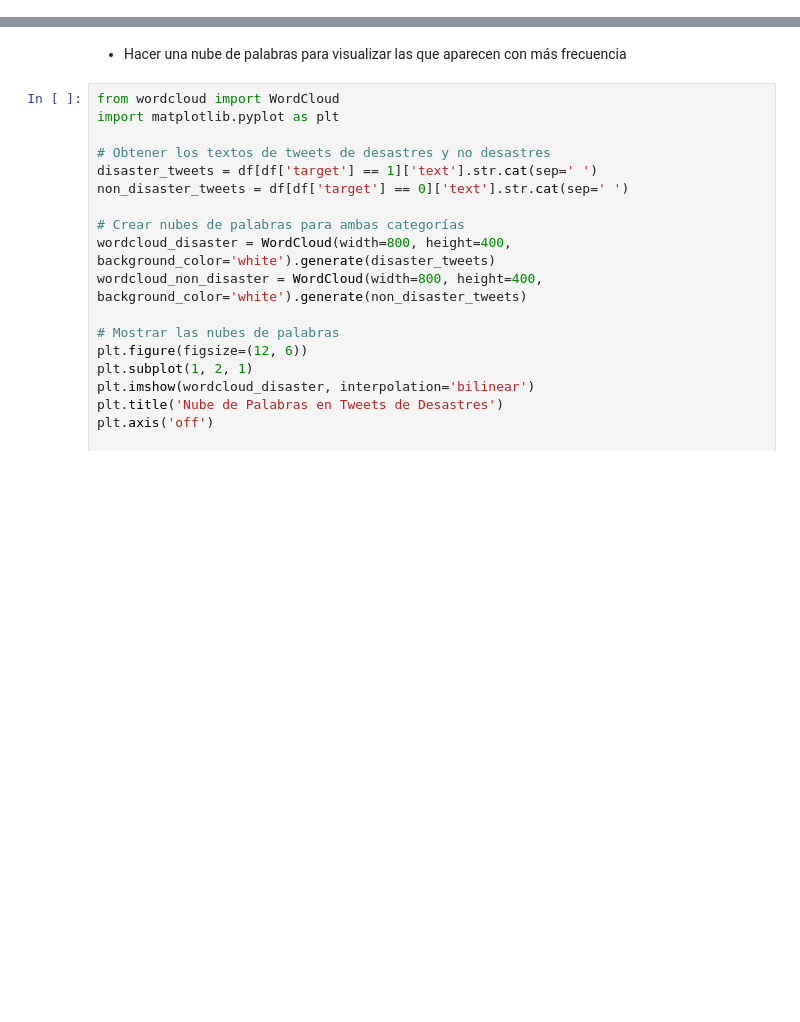
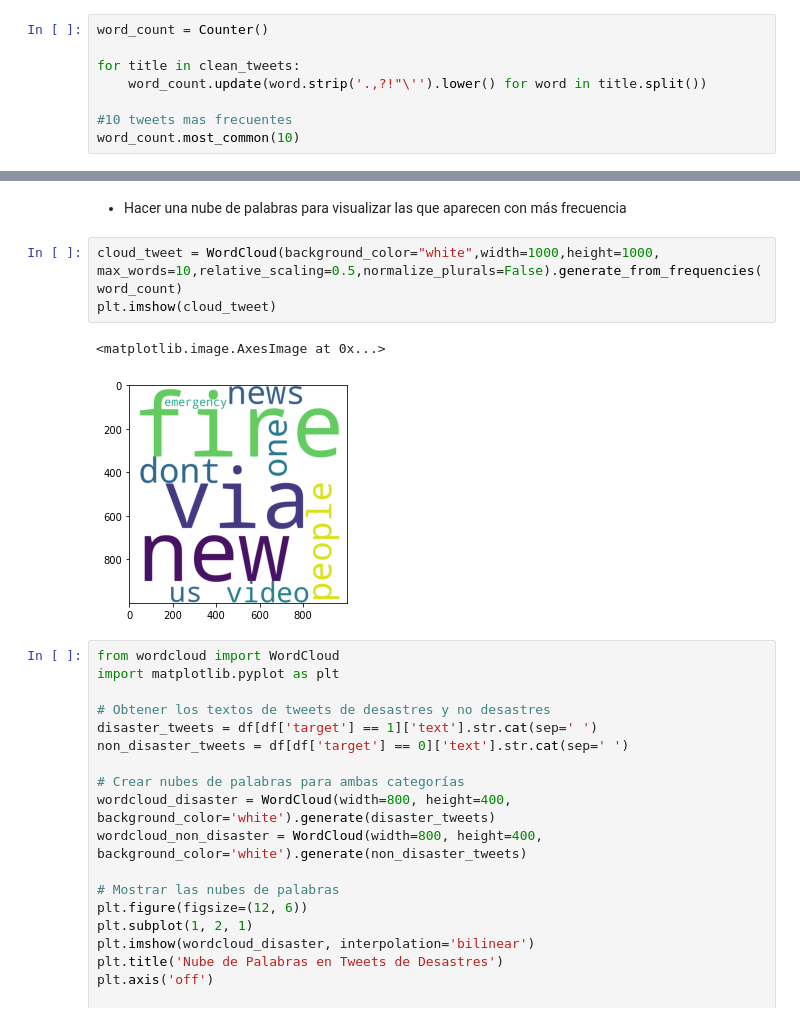
Before and after one commit to CristopherBarrios/Lab4-ClasificacionDeTweetsUsandoMineriaDeTexto-DataScience, a Jupyter notebook: mineriaDeTexto.ipynb, the cells around one changed output, grey strips where cells are left out. Drawn from its saved outputs; the diff is of its cells as text; blank space fills up the shorter version.

```diff
--- a/mineriaDeTexto.ipynb
+++ b/mineriaDeTexto.ipynb
@@ -265,3 +382,11 @@ Basado en los resultados, las palabras que podrían servir para un mejor modelo
 # %% [markdown]
 5.1. Puede:
 - Investigar qué palabra se repite más en cada una de las categorías
+# %%
+word_count = Counter()
+
+for title in clean_tweets:
+    word_count.update(word.strip('.,?!"\'').lower() for word in title.split())
+
+#10 tweets mas frecuentes
+word_count.most_common(10)
@@ -299,6 +435,12 @@ Palabra más común en tweets que no son de desastres: the
 Frecuencia en tweets que no son de desastres: 1530
 # %% [markdown]
 - Hacer una nube de palabras para visualizar las que aparecen con más frecuencia
+# %%
+cloud_tweet = WordCloud(background_color="white",width=1000,height=1000, max_words=10,relative_scaling=0.5,normalize_plurals=False).generate_from_frequencies(word_count)
+plt.imshow(cloud_tweet)
+# %% [output]
+<matplotlib.image.AxesImage at 0x...>
+[figure, added]
 # %%
 from wordcloud import WordCloud
 import matplotlib.pyplot as plt
```
Also changed, not shown: parts of 14 cells of this notebook, 1 other file.
